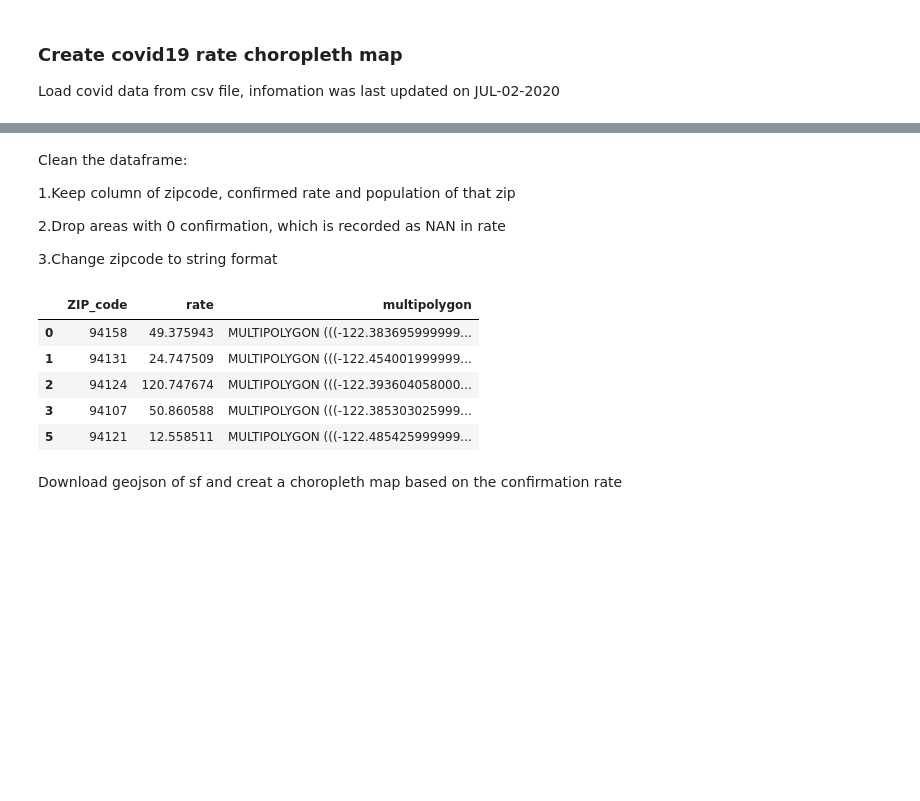
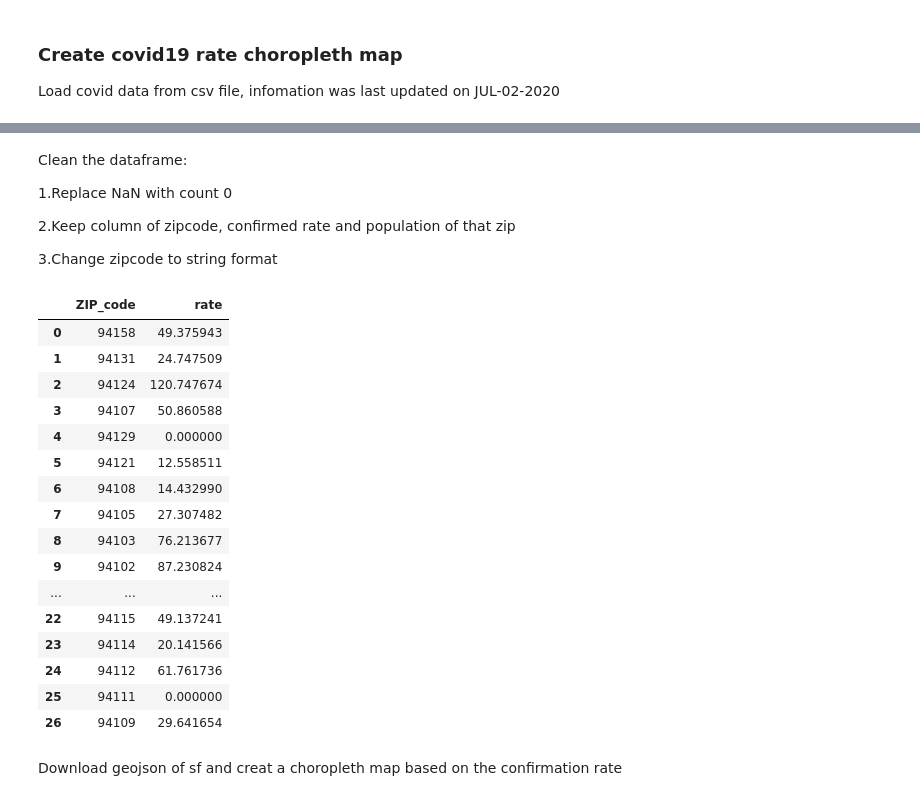
Before and after one commit to JessicaAnasZ/Coursera_Capstone, a Jupyter notebook: Covid19 Rate & Venues Data Analysis of San Francis.ipynb, the cells around one changed output, grey strips where cells are left out. Saved outputs shown, nothing was run; the diff lists cells and outputs as text; code cells hidden in the pictures; blank space fills up the shorter version.

```diff
--- a/Covid19 Rate & Venues Data Analysis of San Francis.ipynb
+++ b/Covid19 Rate & Venues Data Analysis of San Francis.ipynb
@@ -19,25 +30,37 @@ Load covid data from csv file, infomation was last updated on JUL-02-2020
 # %% [markdown]
 Clean the dataframe:
 
-1.Keep column of zipcode, confirmed rate and population of that zip
+1.Replace NaN with count 0
 
-2.Drop areas with 0 confirmation, which is recorded as NAN in rate
+2.Keep column of zipcode, confirmed rate and population of that zip
 
 3.Change zipcode to string format
+# %%
+covid_df.fillna(0,inplace=True)
 # %%
-covid_df.drop(["area_type","count","deaths","acs_population","last_updated_at"],axis=1,inplace=True)
+covid_df.drop(["area_type","count","deaths","acs_population","last_updated_at",'multipolygon'],axis=1,inplace=True)
 covid_df.rename({"id":"ZIP_code"},axis='columns',inplace=True)
 # %%
-covid_df.dropna(inplace=True)
 covid_df['ZIP_code'] = covid_df['ZIP_code'].astype(str)
-covid_df.head()
+covid_df
 # %% [output]
-|  | ZIP_code | rate | multipolygon |
-| 0 | 94158 | 49.375943 | MULTIPOLYGON (((-122.383695999999... |
-| 1 | 94131 | 24.747509 | MULTIPOLYGON (((-122.454001999999... |
-| 2 | 94124 | 120.747674 | MULTIPOLYGON (((-122.393604058000... |
-| 3 | 94107 | 50.860588 | MULTIPOLYGON (((-122.385303025999... |
-| 5 | 94121 | 12.558511 | MULTIPOLYGON (((-122.485425999999... |
+|  | ZIP_code | rate |
+| 0 | 94158 | 49.375943 |
+| 1 | 94131 | 24.747509 |
+| 2 | 94124 | 120.747674 |
+| 3 | 94107 | 50.860588 |
+| 4 | 94129 | 0.000000 |
+| 5 | 94121 | 12.558511 |
+| 6 | 94108 | 14.432990 |
+| 7 | 94105 | 27.307482 |
+| 8 | 94103 | 76.213677 |
+| 9 | 94102 | 87.230824 |
+| ... | ... | ... |
+| 22 | 94115 | 49.137241 |
+| 23 | 94114 | 20.141566 |
+| 24 | 94112 | 61.761736 |
+| 25 | 94111 | 0.000000 |
+| 26 | 94109 | 29.641654 |
 # %% [markdown]
 Download geojson of sf and creat a choropleth map based on the confirmation rate
 # %%
```
Also changed, not shown: parts of 5 cells of this notebook.
